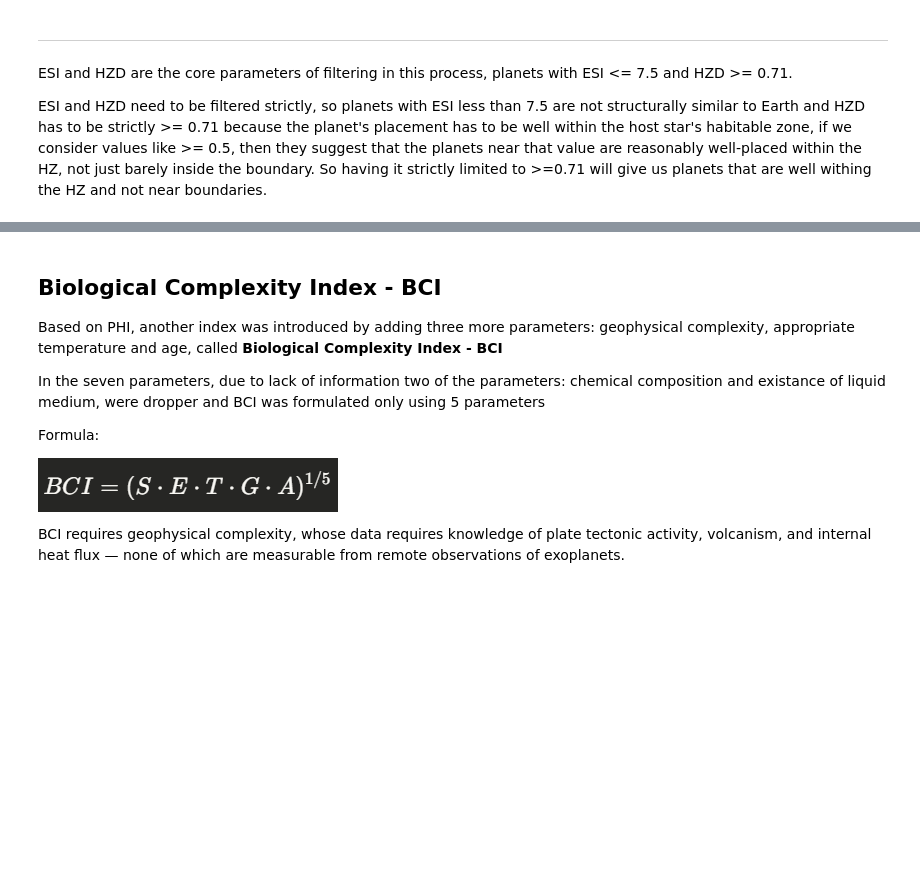
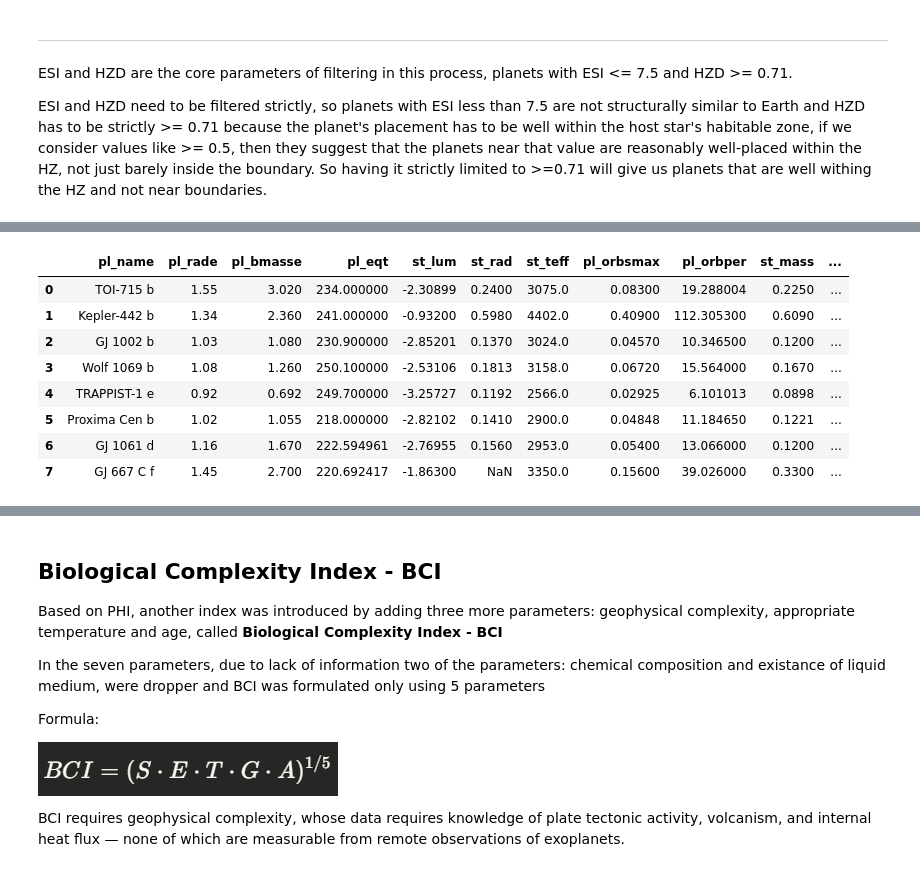
Before and after one commit to ShankarSrivathsa/exoplanet-habitability, a Jupyter notebook: notebook.ipynb, the cells around one changed output, grey strips where cells are left out. Saved outputs shown, nothing was run; the diff lists cells and outputs as text; code cells hidden in the pictures; blank space fills up the shorter version.

Commit message:
Filtering Completed. TODO: Calculate Tidal Locking of a planet -> Use appropriate method: TLHI(to be proposed) or SEPHI

```diff
--- a/notebook.ipynb
+++ b/notebook.ipynb
@@ -764,3 +784,25 @@ ESI and HZD need to be filtered strictly, so planets with ESI less than 7.5 are
+# %%
+def esi_hzd_filtering(esi,hzd):
+    if esi >= 0.75 and hzd >= 0.71:
+        return True
+    else:
+        return False
+
+filter_fn = np.vectorize(esi_hzd_filtering)
+mask = filter_fn(esi_hzd_df['esi'], esi_hzd_df['hzd'])
+esi_hzd_df = esi_hzd_df[mask].reset_index(drop=True)
+
+esi_hzd_df
+# %% [output]
+|  | pl_name | pl_rade | pl_bmasse | pl_eqt | st_lum | st_rad | st_teff | pl_orbsmax | pl_orbper | st_mass | ... |
+| 0 | TOI-715 b | 1.55 | 3.020 | 234.000000 | -2.30899 | 0.2400 | 3075.0 | 0.08300 | 19.288004 | 0.2250 | ... |
+| 1 | Kepler-442 b | 1.34 | 2.360 | 241.000000 | -0.93200 | 0.5980 | 4402.0 | 0.40900 | 112.305300 | 0.6090 | ... |
+| 2 | GJ 1002 b | 1.03 | 1.080 | 230.900000 | -2.85201 | 0.1370 | 3024.0 | 0.04570 | 10.346500 | 0.1200 | ... |
+| 3 | Wolf 1069 b | 1.08 | 1.260 | 250.100000 | -2.53106 | 0.1813 | 3158.0 | 0.06720 | 15.564000 | 0.1670 | ... |
+| 4 | TRAPPIST-1 e | 0.92 | 0.692 | 249.700000 | -3.25727 | 0.1192 | 2566.0 | 0.02925 | 6.101013 | 0.0898 | ... |
+| 5 | Proxima Cen b | 1.02 | 1.055 | 218.000000 | -2.82102 | 0.1410 | 2900.0 | 0.04848 | 11.184650 | 0.1221 | ... |
+| 6 | GJ 1061 d | 1.16 | 1.670 | 222.594961 | -2.76955 | 0.1560 | 2953.0 | 0.05400 | 13.066000 | 0.1200 | ... |
+| 7 | GJ 667 C f | 1.45 | 2.700 | 220.692417 | -1.86300 | NaN | 3350.0 | 0.15600 | 39.026000 | 0.3300 | ... |
 # %% [markdown]
 ---
 
```
Also changed, not shown: parts of 1 cell of this notebook.
